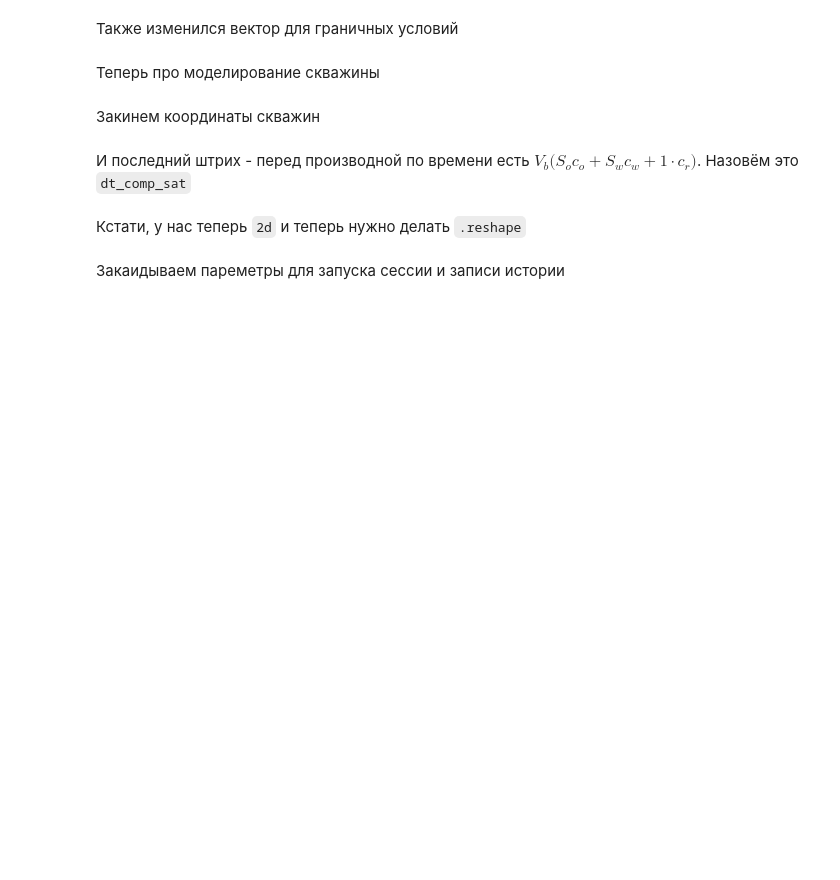
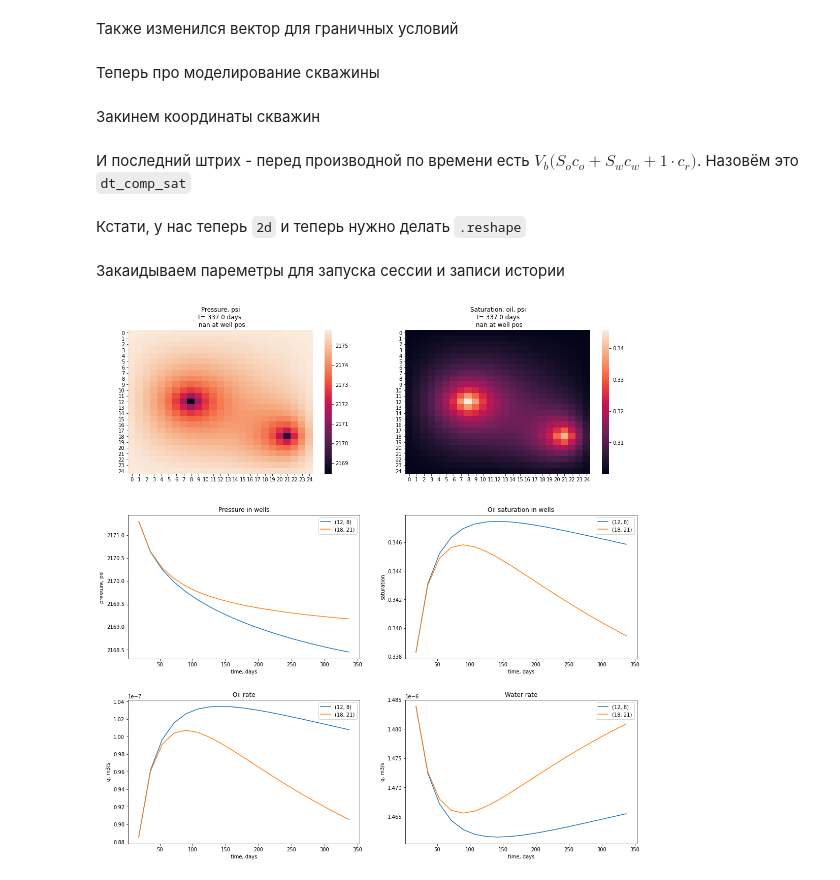
Before and after one commit to lemikhovalex/ReservoirModel, a Jupyter notebook: now_do_simple_models/06_2d_2liq_numpy.ipynb, the cells around one changed output. Saved outputs shown, nothing was run; the diff lists cells and outputs as text; code cells hidden in the pictures; blank space fills up the shorter version.

```diff
--- a/now_do_simple_models/06_2d_2liq_numpy.ipynb
+++ b/now_do_simple_models/06_2d_2liq_numpy.ipynb
@@ -34,9 +34,9 @@ dy = 3 # m
 phi = 0.4
 p_0 = 150 * 10 ** 5  # psi to Pa
 d = 10  # m
-dt = 30  # s
-s_0 = 0.4
-s_b = 0.1
+dt = 120  # s
+s_0 = 0.3
+s_b = 0.3
 p = np.ones((nx*ny, 1)) * p_0
 s_o = np.ones((nx*ny, 1)) * s_0
 s_w = np.ones((nx*ny, 1))* (1 - s_0)
@@ -107,11 +107,11 @@ from reservoir import get_lapl_one_ph
 lapl_w = np.zeros((prop.nx * prop.ny, prop.nx * prop.ny))
 lapl_o = np.zeros((prop.nx * prop.ny, prop.nx * prop.ny))
 # %%
-get_lapl_one_ph(p=p, s=s_w, ph='w', prop=prop, lapl=lapl_w)
-get_lapl_one_ph(p=p, s=s_o, ph='o', prop=prop, lapl=lapl_o)
+lapl_w, si_w = get_lapl_one_ph(p=p, s=s_w, ph='w', prop=prop)
+lapl_o, si_o = get_lapl_one_ph(p=p, s=s_o, ph='o', prop=prop)
 # %%
 for i in tqdm(range(9)):
-    get_lapl_one_ph(p=p, s=s_o, ph='o', prop=prop, lapl=lapl_w)
+    lapl_o, si_o = get_lapl_one_ph(p=p, s=s_o, ph='o', prop=prop)
 # %% [markdown]
 Также изменился вектор для граничных условий
 # %%
@@ -149,11 +149,11 @@ nxny_eye = np.eye(nx*ny)
 # %% [markdown]
 Закаидываем пареметры для запуска сессии и записи истории
 # %%
-n_iter = int(1e1)
+n_iter = int(1e3)
 p_ex = np.ones((nx, 1)) * p_0
 t = 0
 xs = list((np.linspace(0, nx-1, nx) + dx/2) * dx)
-plot_freq = int(15)
+plot_freq = int(5e1)
 times = []
 p_well_hist = {}
 s_o_well_hist = {}
@@ -172,25 +172,26 @@ for i in tqdm(range(1, n_iter)):
     dt_comp_sat = (dx * dy * d *(s_o.v) * c_o + s_w.v * c_w + np.ones((nx*ny, 1)) * c_r)
     _ = get_j_matrix(p=p, s=s_o, pos_r=pos_r, ph='o', prop=prop, j_matr=j_o)
     _ = get_j_matrix(p=p, s=s_w, pos_r=pos_r, ph='w', prop=prop, j_matr=j_w)
-    _ = get_lapl_one_ph(p=p, s=s_w, ph='w', prop=prop, lapl=lapl_w)
-    _ = get_lapl_one_ph(p=p, s=s_o, ph='o', prop=prop, lapl=lapl_o)
+    lapl_w, si_w = get_lapl_one_ph(p=p, s=s_w, ph='w', prop=prop)
+    lapl_o, si_o = get_lapl_one_ph(p=p, s=s_o, ph='o', prop=prop)
     _ = get_q_bound(p, s_w, 'w', prop, q_b=q_bound_w)
     _ = get_q_bound(p, s_o, 'o', prop, q_b=q_bound_o)
+    prop.dt = 0.1 * 0.5 * phi * dt_comp_sat.min() / (si_o + si_w)
     # matrix for implicit pressure
-    a = phi * np.eye(nx*ny) * dt_comp_sat - (lapl_w + lapl_o) * dt
+    a = phi * np.eye(nx*ny) * dt_comp_sat - (lapl_w + lapl_o) * prop.dt
     #right hand state for ax = b
 
-    b = phi * dt_comp_sat * p.v + q_bound_w*dt + q_bound_o*dt
-    b += (j_o * B_o + j_w * B_w) * delta_p_vec * dt
+    b = phi * dt_comp_sat * p.v + q_bound_w*prop.dt + q_bound_o*prop.dt
+    b += (j_o * B_o + j_w * B_w) * delta_p_vec * prop.dt
     # upd time stamp
-    t += dt
+    t += prop.dt / (60. * 60 * 24)
     # solve p
     p_new = np.linalg.solve(a, b)
     dp = p_new - p.v
 
     a = dx*dy*d * phi *(np.ones((nx * ny, 1)) + (c_r + c_o) * (p_new - p.v))
 
-    b = phi * dx*dy*d * s_o.v + dt * (lapl_o.dot(p_new) + q_bound_o + j_o * B_o * delta_p_vec)
+    b = phi * dx*dy*d * s_o.v + prop.dt * (lapl_o.dot(p_new) + q_bound_o + j_o * B_o * delta_p_vec)
     # upd target values
     s_o = ResState((b / a), s_b, prop)
     s_w = ResState(np.ones((nx*ny, 1)) - s_o.v, 1 - s_b, prop)
@@ -217,36 +218,37 @@ for i in tqdm(range(1, n_iter)):
         f, ax = plt.subplots(nrows=3, ncols=2, figsize=(16, 16))
         f.tight_layout(pad=6.0)
 
         sns.heatmap(p.v.reshape((nx, ny)) / 6894., ax=ax[0][0], cbar=True)
-        ax[0][0].set_title(f'Pressure, psi\nt={t}\n nan at well pos')
+        ax[0][0].set_title(f'Pressure, psi\nt={t: .1f} days \n nan at well pos')
 
         sns.heatmap(s_o.v.reshape((nx, ny)), ax=ax[0][1], cbar=True, fmt=".2f")
-        ax[0][1].set_title(f'Saturation, oil, psi\nt={t}\n nan at well pos')
+        ax[0][1].set_title(f'Saturation, oil, psi\nt={t: .1f} days\n nan at well pos')
 
         for w in pos_r:
             ax[1][0].plot(times, p_well_hist[w] , label=f'{w}')
             ax[1][1].plot(times, s_o_well_hist[w] , label=f'{w}')
             ax[2][0].plot(times, q_o_hist[w] , label=f'{w}')
             ax[2][1].plot(times, q_w_hist[w] , label=f'{w}')
-        ax[1][0].set_xlabel('time, s')
+        ax[1][0].set_xlabel('time, days')
         ax[1][0].set_ylabel('pressure, psi')
         ax[1][0].set_title('Pressure in wells')
         ax[1][0].legend()
 
-        ax[1][1].set_xlabel('time, s')
+        ax[1][1].set_xlabel('time, days')
         ax[1][1].set_ylabel('saturation')
         ax[1][1].set_title('Oil saturation in wells')
         ax[1][1].legend()
 
-        ax[2][0].set_xlabel('time, s')
+        ax[2][0].set_xlabel('time, days')
         ax[2][0].set_ylabel('q, m3/s')
         ax[2][0].set_title('Oil rate')
         ax[2][0].legend()
 
-        ax[2][1].set_xlabel('time, s')
+        ax[2][1].set_xlabel('time, days')
         ax[2][1].set_ylabel('q, m3/s')
         ax[2][1].set_title('Water rate')
         ax[2][1].legend()
 
         plt.show()
 # %% [output]
+[figure, added]
```
Also changed, not shown: parts of 9 cells of this notebook.
